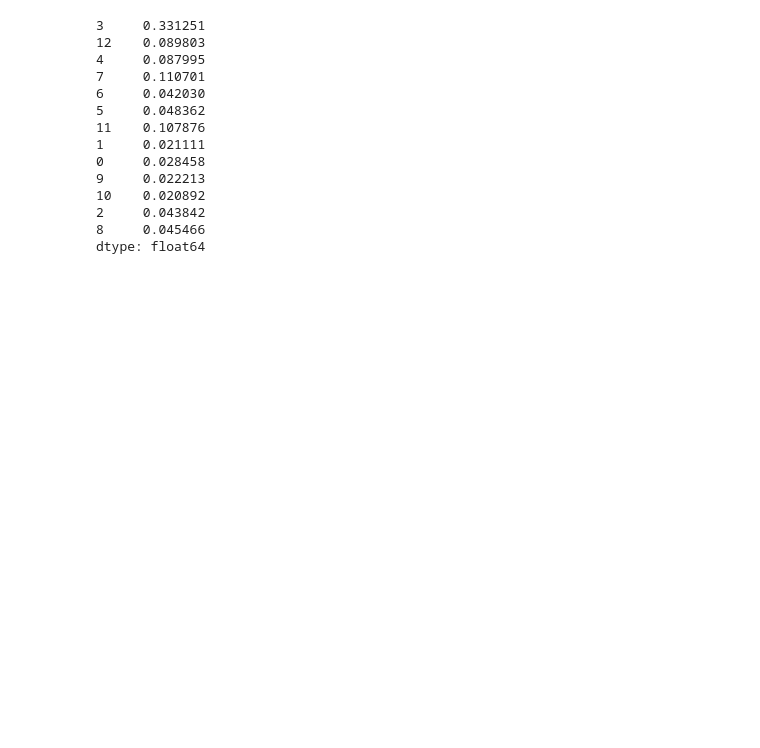
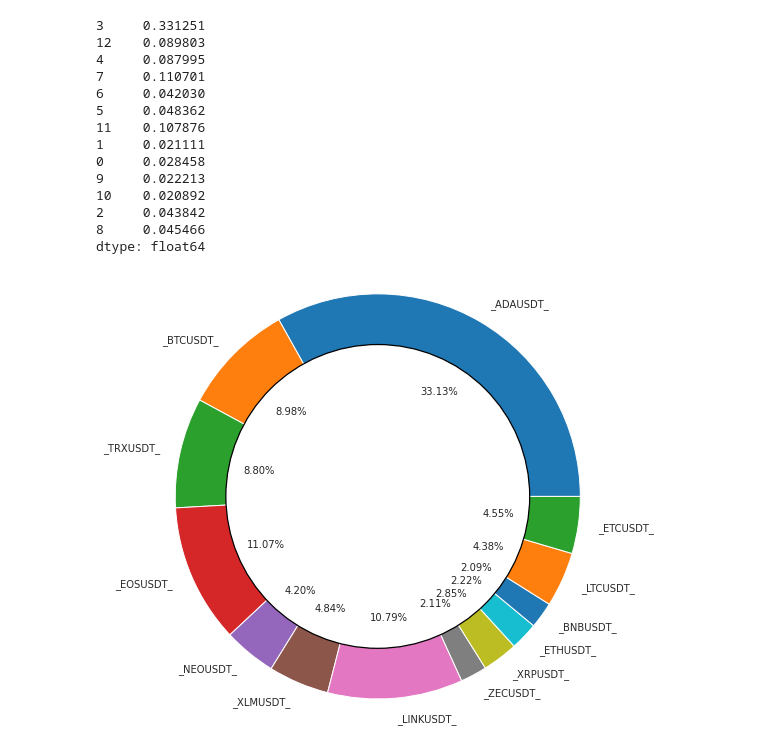
Before and after one commit to cameronmcewan/group-4-frontend, a Jupyter notebook: portfolio_analysis/HRP_complete_model.ipynb, the cells around one changed output. Saved outputs shown, nothing was run; the diff lists cells and outputs as text; code cells hidden in the pictures; blank space fills up the shorter version.

Commit message:
Visualization

```diff
--- a/portfolio_analysis/HRP_complete_model.ipynb
+++ b/portfolio_analysis/HRP_complete_model.ipynb
@@ -269,3 +272,23 @@ compute_HRP_weights(cov, res_order)
 2     0.043842
 8     0.045466
 dtype: float64
+# %%
+x= cov.index.values
+x.tolist()
+# %%
+weights1 = compute_HRP_weights(cov, res_order)
+# %%
+#labels = port_list
+# weights1 = compute_HRP_weights(cov, res_order)
+#explode = (0,0,0,0,0,0,0,0,0,0,0)
+
+plt.pie(weights1, labels=x, autopct='%.2f%%', shadow=False)
+#Add a circle to give dougnut appearance
+circle = plt.Circle((0,0), 0.75, color='black', fc='white', linewidth=1.25)
+fig = plt.gcf()
+fig.gca().add_artist(circle)
+plt.axis('equal')
+fig.set_size_inches(8,8)
+plt.show()
+# %% [output]
+[figure, added]
```
Also changed, not shown: parts of 5 cells of this notebook.
